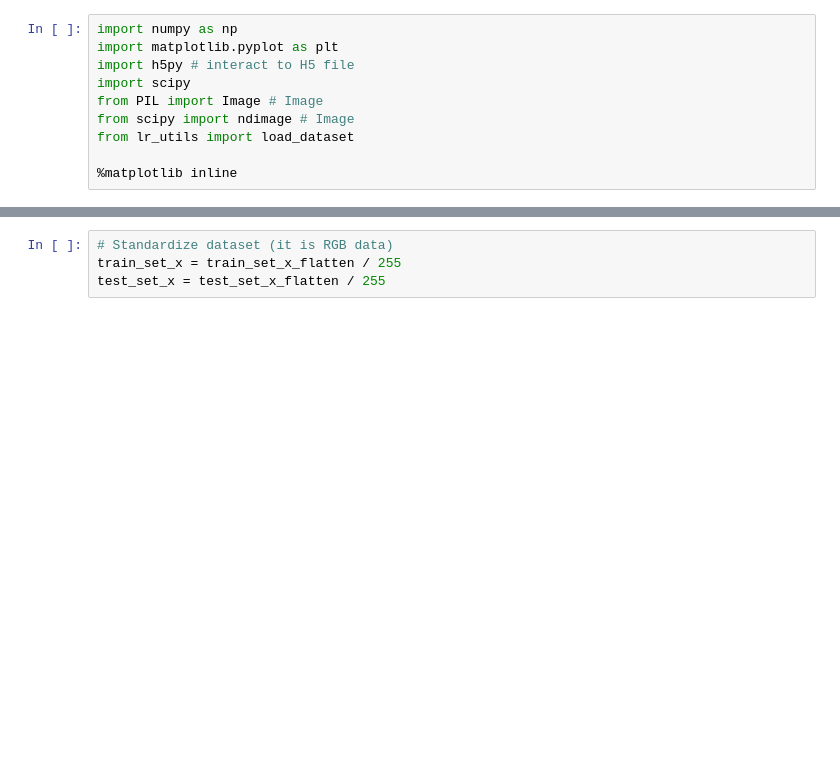
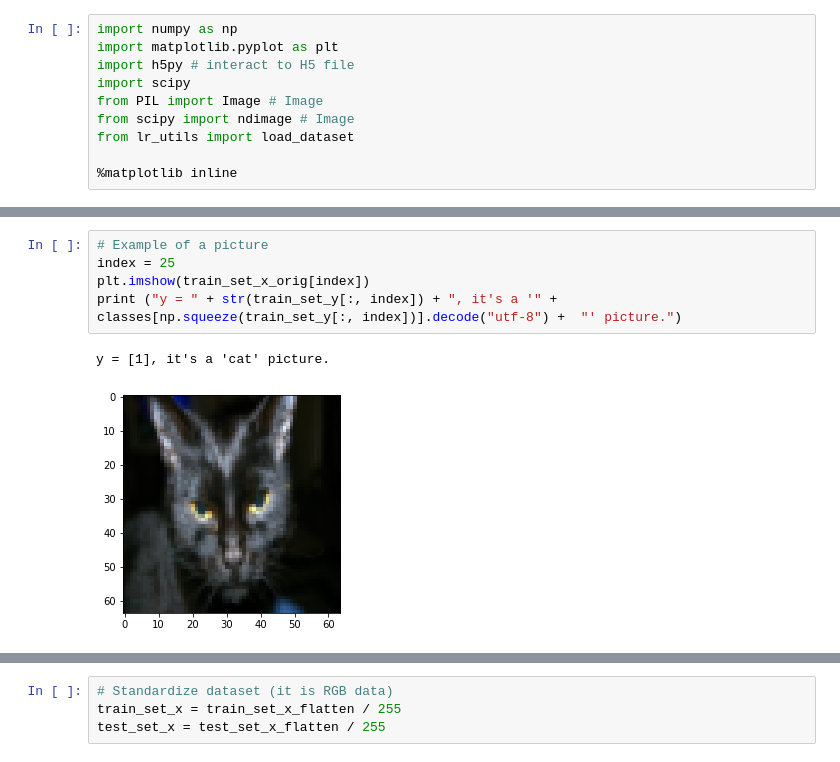
Before and after one commit to kwjy1/Deep_Learning_Assignments, a Jupyter notebook: 01_Neural_Networks_and_Deep_learning/W2_Logistic Regression with a Neural Network mindset.ipynb, the cells around one changed output, grey strips where cells are left out. Saved outputs shown, nothing was run; the diff lists cells and outputs as text; blank space fills up the shorter version.

```diff
--- a/01_Neural_Networks_and_Deep_learning/W2_Logistic Regression with a Neural Network mindset.ipynb
+++ b/01_Neural_Networks_and_Deep_learning/W2_Logistic Regression with a Neural Network mindset.ipynb
@@ -30,0 +39,8 @@ plt.imshow(train_set_x_orig[2])
+# %%
+# Example of a picture
+index = 25
+plt.imshow(train_set_x_orig[index])
+print ("y = " + str(train_set_y[:, index]) + ", it's a '" + classes[np.squeeze(train_set_y[:, index])].decode("utf-8") +  "' picture.")
+# %% [output]
+y = [1], it's a 'cat' picture.
+[figure, added]
```
Also changed, not shown: parts of 22 cells of this notebook.
